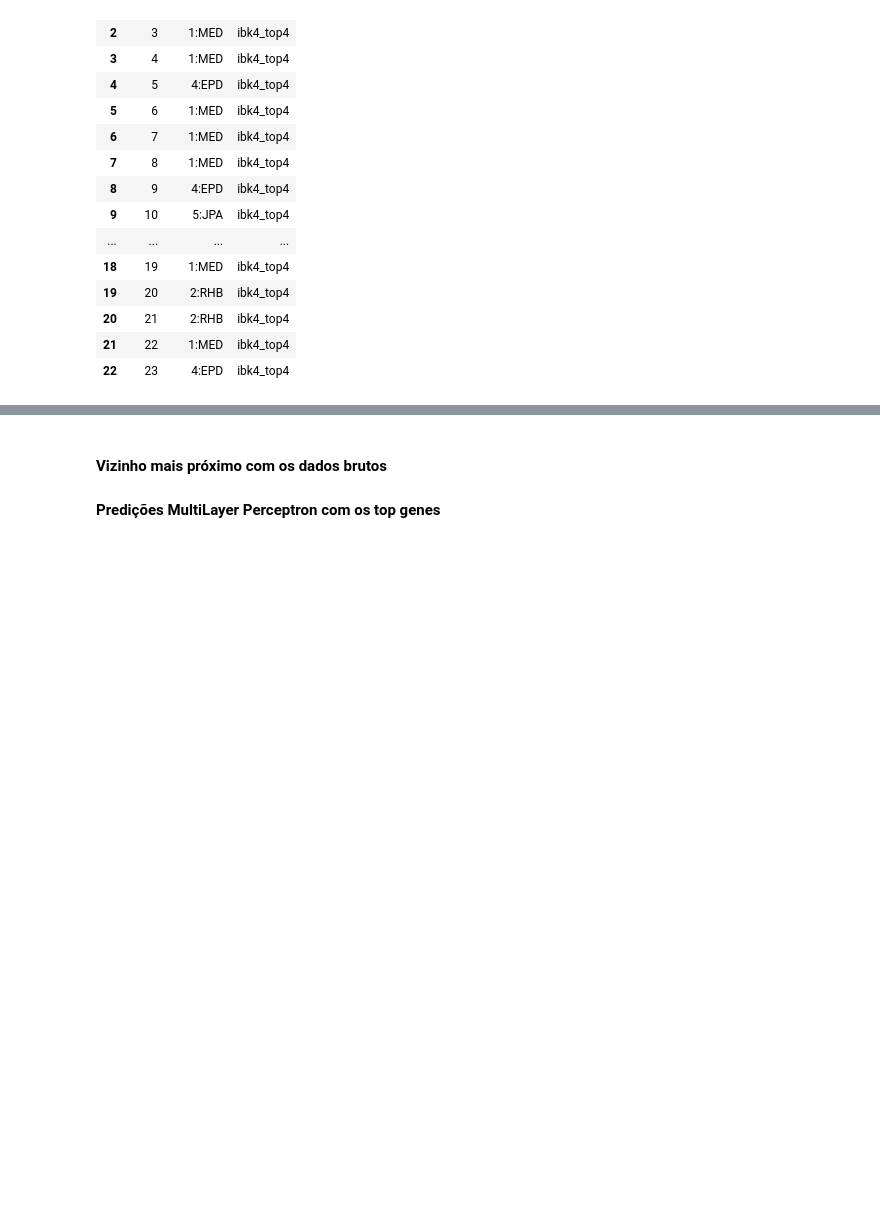
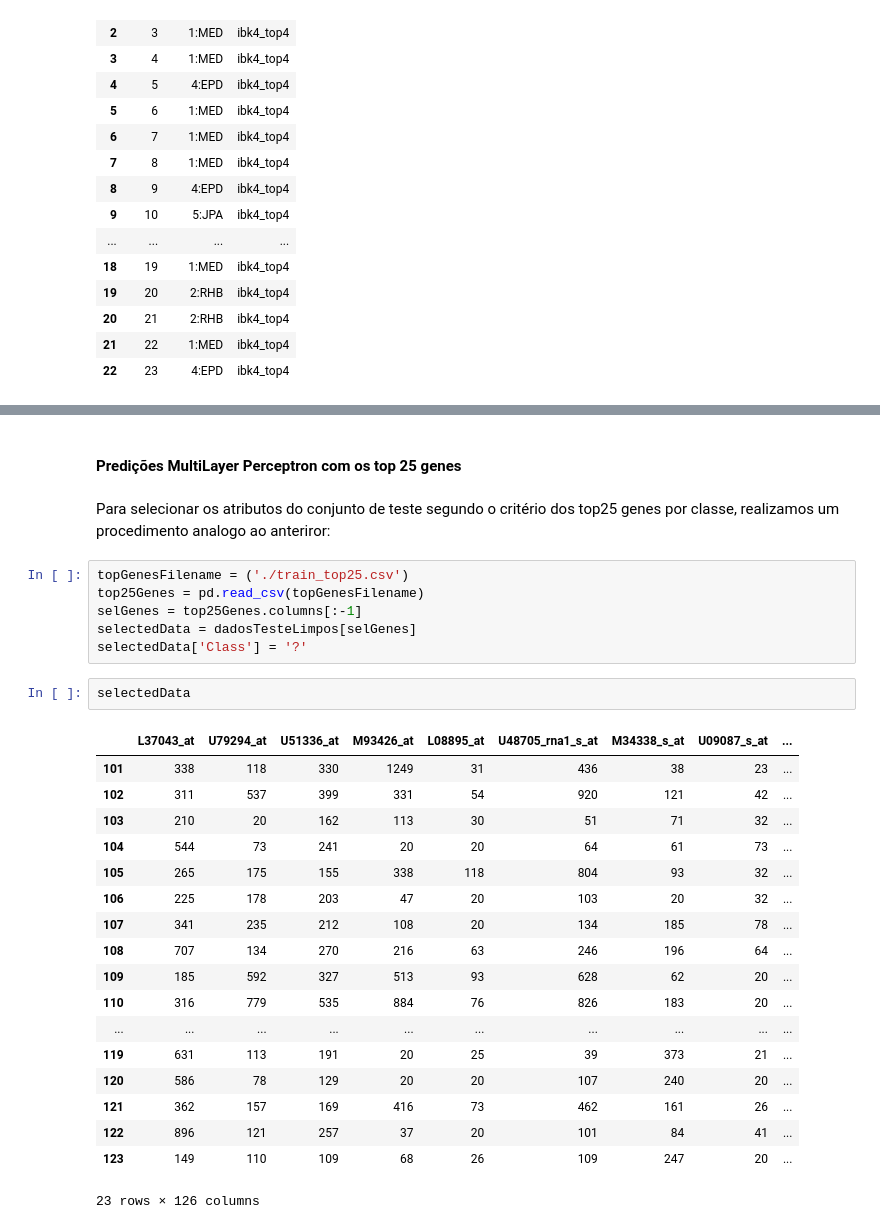
Before and after one commit to ojon/MD_Proj, a Jupyter notebook: TestResults.ipynb, the cells around one changed output, grey strips where cells are left out. Drawn from its saved outputs; the diff is of its cells as text; blank space fills up the shorter version.

```diff
--- a/TestResults.ipynb
+++ b/TestResults.ipynb
@@ -130,4 +148,31 @@ naiveK_top4
 # %% [markdown]
-#### Vizinho mais próximo com os dados brutos
-
-#### Predições MultiLayer Perceptron com os top genes
+#### Predições MultiLayer Perceptron com os top 25 genes
+# %% [markdown]
+Para selecionar os atributos do conjunto de teste segundo o critério dos top25 genes por classe, realizamos um procedimento analogo ao anteriror:
+# %%
+topGenesFilename = ('./train_top25.csv')
+top25Genes = pd.read_csv(topGenesFilename)
+selGenes = top25Genes.columns[:-1]
+selectedData = dadosTesteLimpos[selGenes]
+selectedData['Class'] = '?'
+# %%
+selectedData
+# %% [output]
+|  | L37043_at | U79294_at | U51336_at | M93426_at | L08895_at | U48705_rna1_s_at | M34338_s_at | U09087_s_at | ... |
+| 101 | 338 | 118 | 330 | 1249 | 31 | 436 | 38 | 23 | ... |
+| 102 | 311 | 537 | 399 | 331 | 54 | 920 | 121 | 42 | ... |
+| 103 | 210 | 20 | 162 | 113 | 30 | 51 | 71 | 32 | ... |
+| 104 | 544 | 73 | 241 | 20 | 20 | 64 | 61 | 73 | ... |
+| 105 | 265 | 175 | 155 | 338 | 118 | 804 | 93 | 32 | ... |
+| 106 | 225 | 178 | 203 | 47 | 20 | 103 | 20 | 32 | ... |
+| 107 | 341 | 235 | 212 | 108 | 20 | 134 | 185 | 78 | ... |
+| 108 | 707 | 134 | 270 | 216 | 63 | 246 | 196 | 64 | ... |
+| 109 | 185 | 592 | 327 | 513 | 93 | 628 | 62 | 20 | ... |
+| 110 | 316 | 779 | 535 | 884 | 76 | 826 | 183 | 20 | ... |
+| ... | ... | ... | ... | ... | ... | ... | ... | ... | ... |
+| 119 | 631 | 113 | 191 | 20 | 25 | 39 | 373 | 21 | ... |
+| 120 | 586 | 78 | 129 | 20 | 20 | 107 | 240 | 20 | ... |
+| 121 | 362 | 157 | 169 | 416 | 73 | 462 | 161 | 26 | ... |
+| 122 | 896 | 121 | 257 | 37 | 20 | 101 | 84 | 41 | ... |
+| 123 | 149 | 110 | 109 | 68 | 26 | 109 | 247 | 20 | ... |
+23 rows × 126 columns
```
Also changed, not shown: parts of 15 cells of this notebook, 5 other files.
